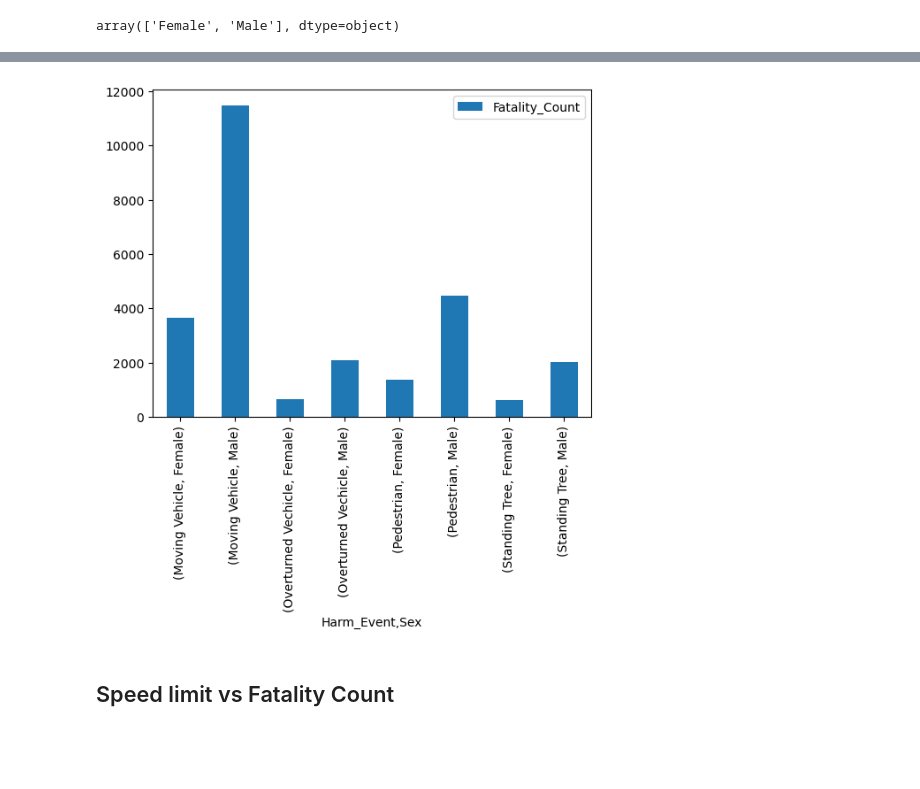
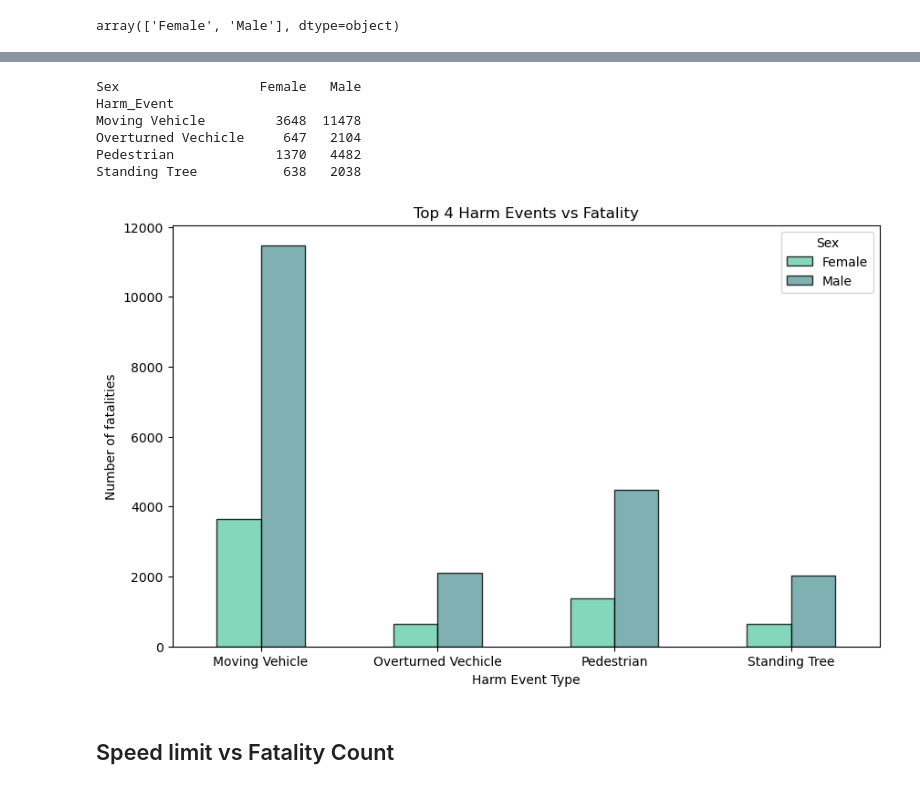
Before and after one commit to lishanisrikaran/project-1, a Jupyter notebook: road_fatalities - main.ipynb, the cells around one changed output, grey strips where cells are left out. Saved outputs shown, nothing was run; the diff lists cells and outputs as text; code cells hidden in the pictures; blank space fills up the shorter version.

```diff
--- a/road_fatalities - main.ipynb
+++ b/road_fatalities - main.ipynb
@@ -217,8 +223,26 @@ harm_event_df
-# %%
- # Bar Chart
-harm_event_df.plot(kind="bar")
-plt.show()
-# %% [output]
-[figure, removed]
+# %%
+# Pivoting DataFrame to assist with plotting format.
+print(harm_event_df.pivot(index="Harm_Event", columns="Sex", values="Fatality_Count"))
+# %% [output]
+Sex                  Female   Male
+Harm_Event
+Moving Vehicle         3648  11478
+Overturned Vechicle     647   2104
+Pedestrian             1370   4482
+Standing Tree           638   2038
+# %%
+# Bar plot showing the top 4 harm_events identified vs fatality count.
+harm_event_df.pivot(index="Harm_Event", columns="Sex", values="Fatality_Count").plot(kind = "bar",
+                                                                                     rot = 0, figsize=(10,6),
+                                                                                     color =('mediumaquamarine', 'cadetblue'),
+                                                                                     title = "Top 4 Harm Events vs Fatality",
+                                                                                     xlabel = "Harm Event Type",
+                                                                                     ylabel = "Number of fatalities",
+                                                                                     edgecolor="black",
+                                                                                     alpha=0.8
+                                                                                    )
+plt.show()
+# %% [output]
+[figure, added]
 # %% [markdown]
 ## Speed limit vs Fatality Count
```
Also changed, not shown: parts of 15 cells of this notebook.
